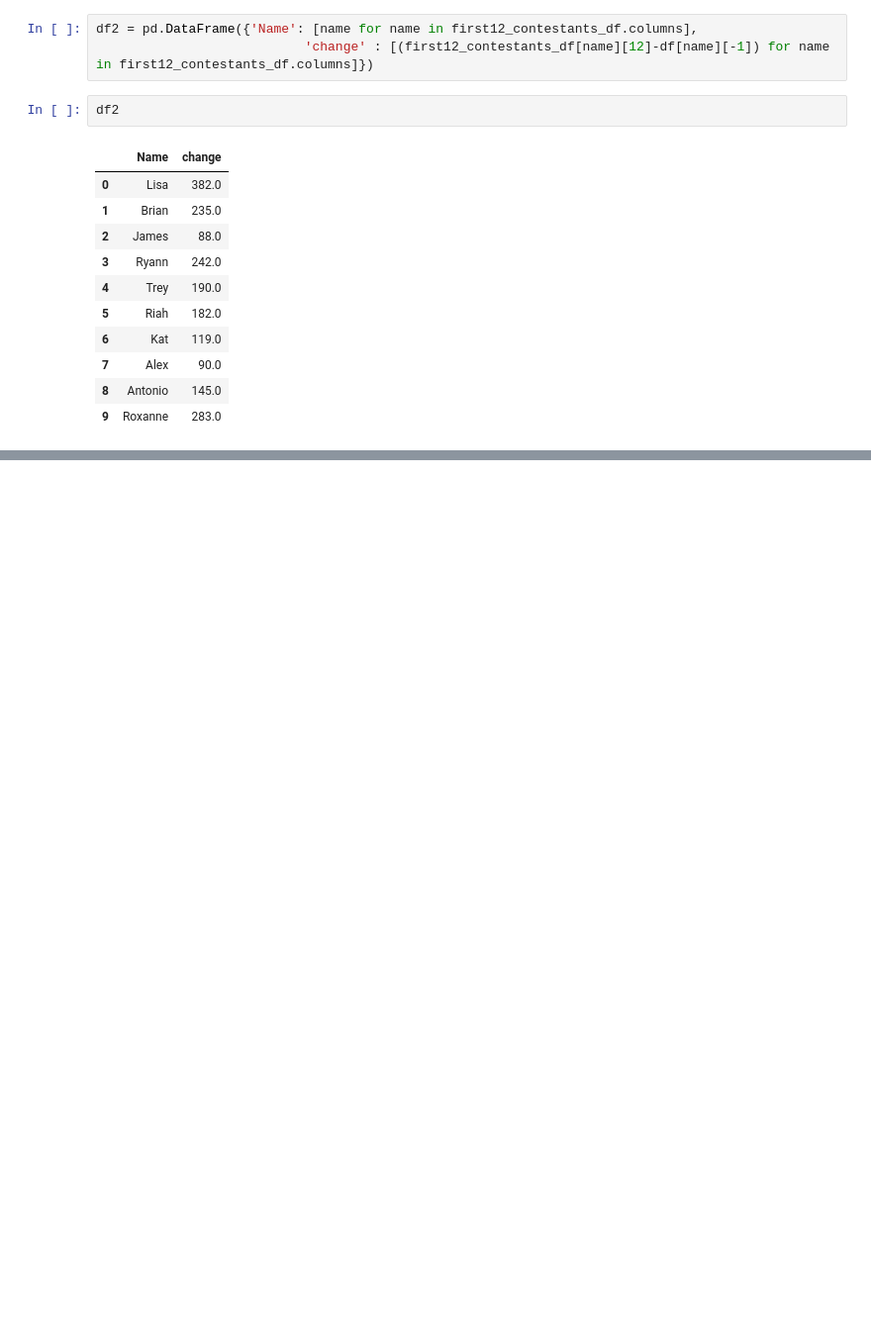
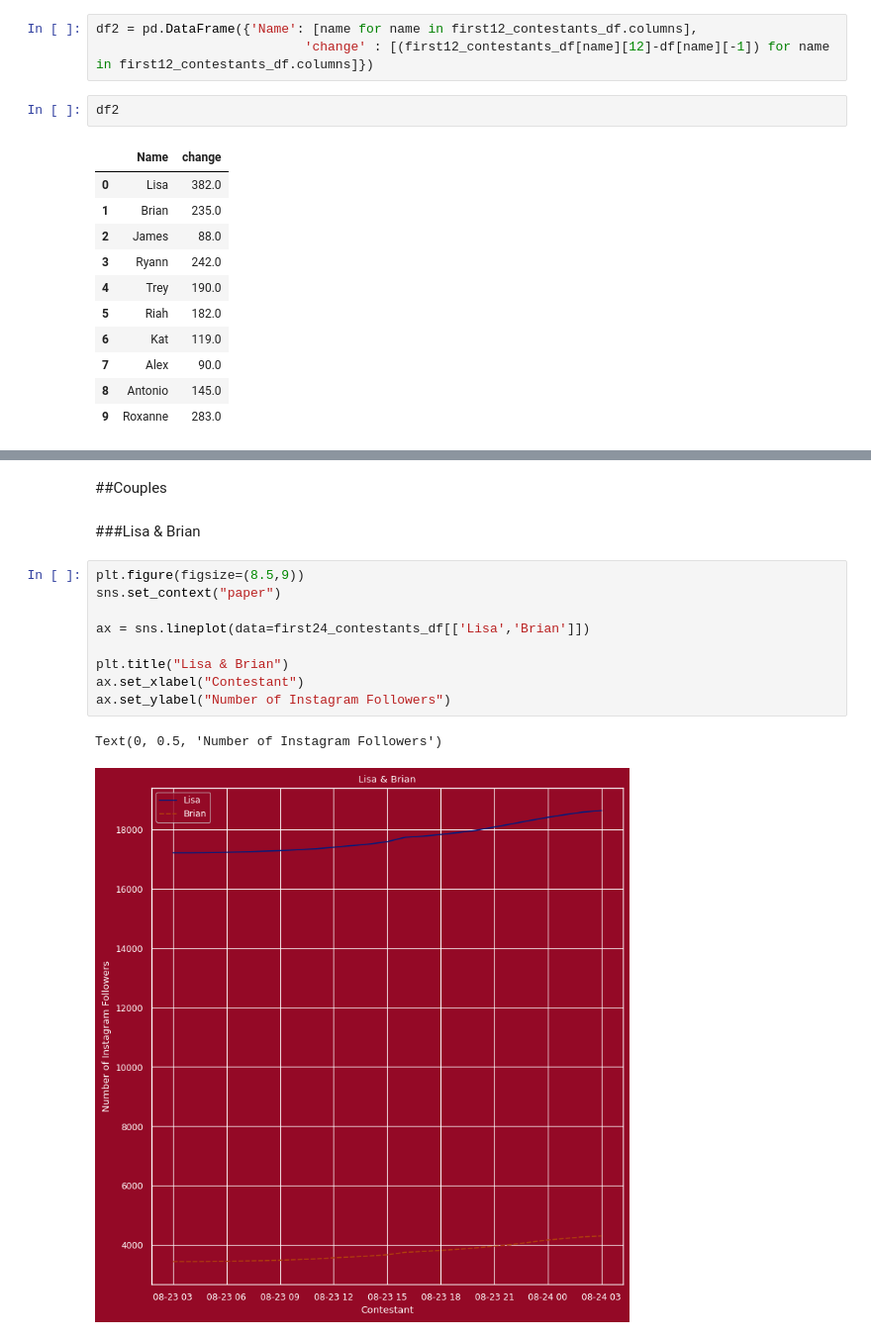
Before and after one commit to cecilylynn/data-science-projects, a Jupyter notebook: Ultimatum_MoMO_Follower_Counts.ipynb, the cells around one changed output, grey strips where cells are left out. Shown at 99% size. Cells and saved outputs as stored; diff of their text form; blank space fills up the shorter version.

```diff
--- a/Ultimatum_MoMO_Follower_Counts.ipynb
+++ b/Ultimatum_MoMO_Follower_Counts.ipynb
@@ -197,0 +313,16 @@ for i in ax.containers:
+# %% [markdown]
+##Couples
+# %% [markdown]
+###Lisa & Brian
+# %%
+plt.figure(figsize=(8.5,9))
+sns.set_context("paper")
+
+ax = sns.lineplot(data=first24_contestants_df[['Lisa','Brian']])
+
+plt.title("Lisa & Brian")
+ax.set_xlabel("Contestant")
+ax.set_ylabel("Number of Instagram Followers")
+# %% [output]
+Text(0, 0.5, 'Number of Instagram Followers')
+[figure, added]
```
Also changed, not shown: parts of 44 cells of this notebook.
